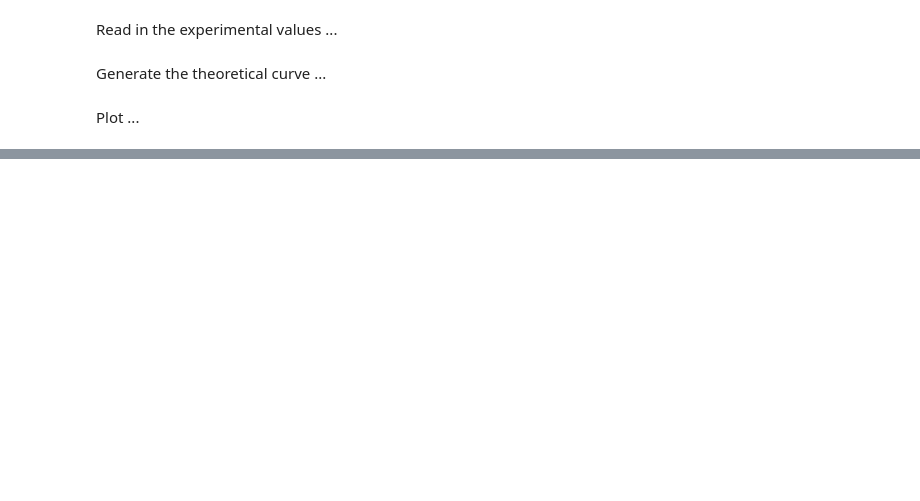
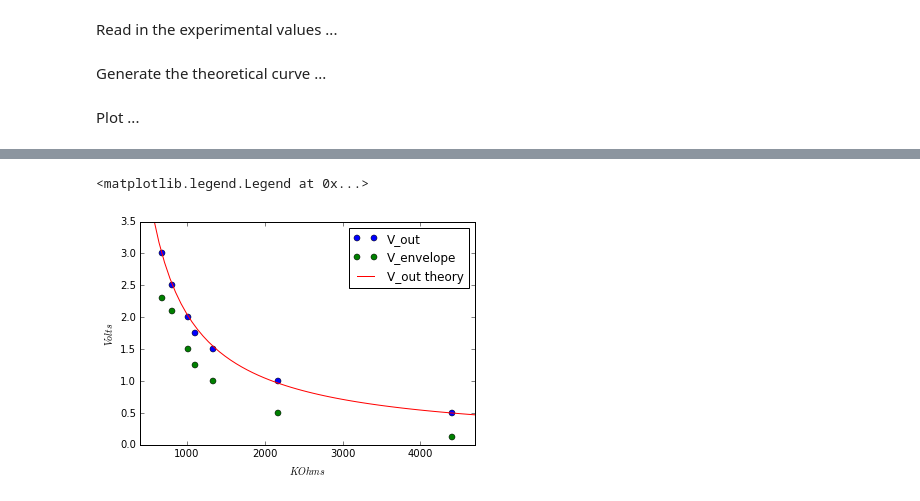
Before and after one commit to koson/conductivity-research, a Jupyter notebook: wien.ipynb, the cells around one changed output, grey strips where cells are left out. Saved outputs shown, nothing was run; the diff lists cells and outputs as text; code cells hidden in the pictures; blank space fills up the shorter version.

```diff
--- a/wien.ipynb
+++ b/wien.ipynb
@@ -77,0 +85,19 @@ The difference between V_envelope and V_out is expected, and is due to the diode
+# %%
+Rf=46670
+Rg = np.linspace(500, 7500, 100)  # 1 .. 430 kOhms
+V_in=0.043  # was measured to be around 0.05 on scope; try .043 to produce a better fit
+V_out = V_in*(1+(Rf/Rg))
+
+plt.plot(p.Rg*1000,p.Vout,'o',label='V_out');
+
+plt.plot(p.Rg*1000,p.Venv,'o', label='V_envelope');
+
+plt.plot(Rg,V_out, label='V_out theory');
+plt.xlabel('$KOhms$')
+plt.ylabel('$Volts$')
+plt.ylim(0,3.5);
+plt.xlim(400,4700);
+plt.legend()
+# %% [output]
+<matplotlib.legend.Legend at 0x...>
+[figure, added]
```
Also changed, not shown: parts of 46 cells of this notebook, 2 other files.
